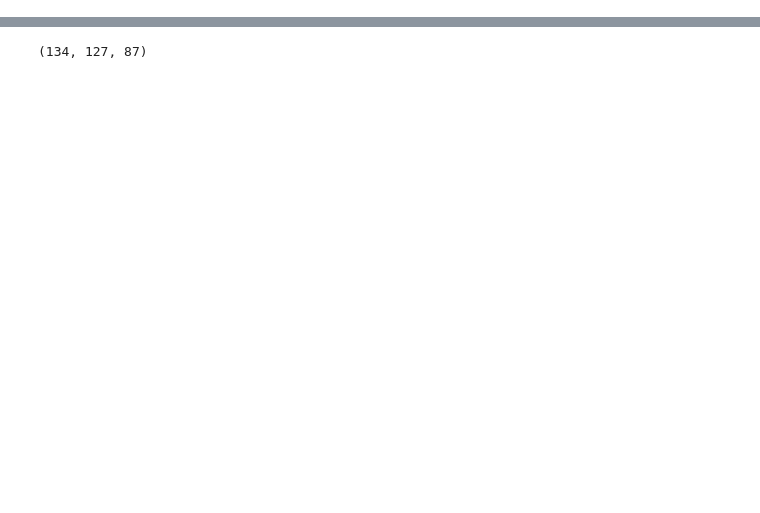
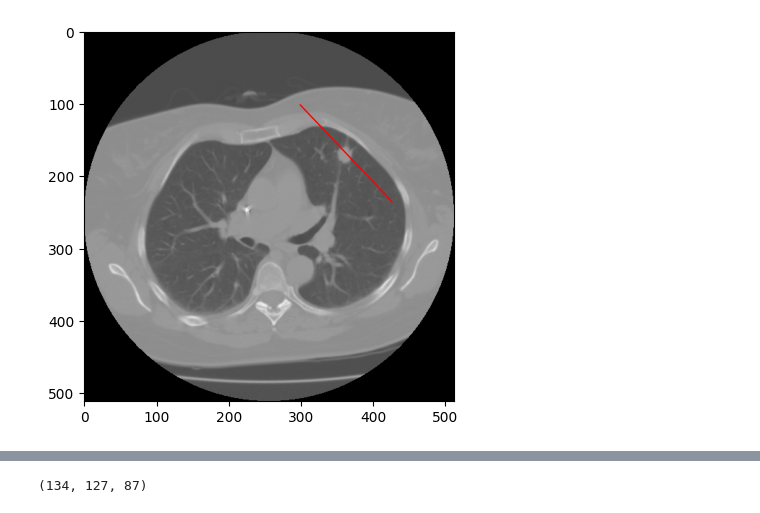
Before and after one commit to maxADeVisser/master_thesis, a Jupyter notebook: adhoc/lidc_dataset/manually_reviewing_rois.ipynb, the cells around one changed output, grey strips where cells are left out. Saved outputs shown, nothing was run; the diff lists cells and outputs as text; code cells hidden in the pictures; blank space fills up the shorter version.

```diff
--- a/adhoc/lidc_dataset/manually_reviewing_rois.ipynb
+++ b/adhoc/lidc_dataset/manually_reviewing_rois.ipynb
@@ -53,3 +89,14 @@ plt.show()
+# %%
+# DEBUGGING
+vola = pl.query(pl.Annotation).filter(pl.Annotation.id == ann.id).first().scan.to_volume(verbose=False)
+slice_idx = 46
+plt.imshow(vola[:,:,slice_idx], cmap='gray')
+
+
+plt.plot([x_min, x_max], [y_min, y_max], '-r', lw=1)
+plt.show()
+# %% [output]
+[figure, added]
 # %%
 # Visualise the ROI slices:
 n_slices = roi_subset_slices.shape[-1]
```
Also changed, not shown: parts of 4 cells of this notebook.
